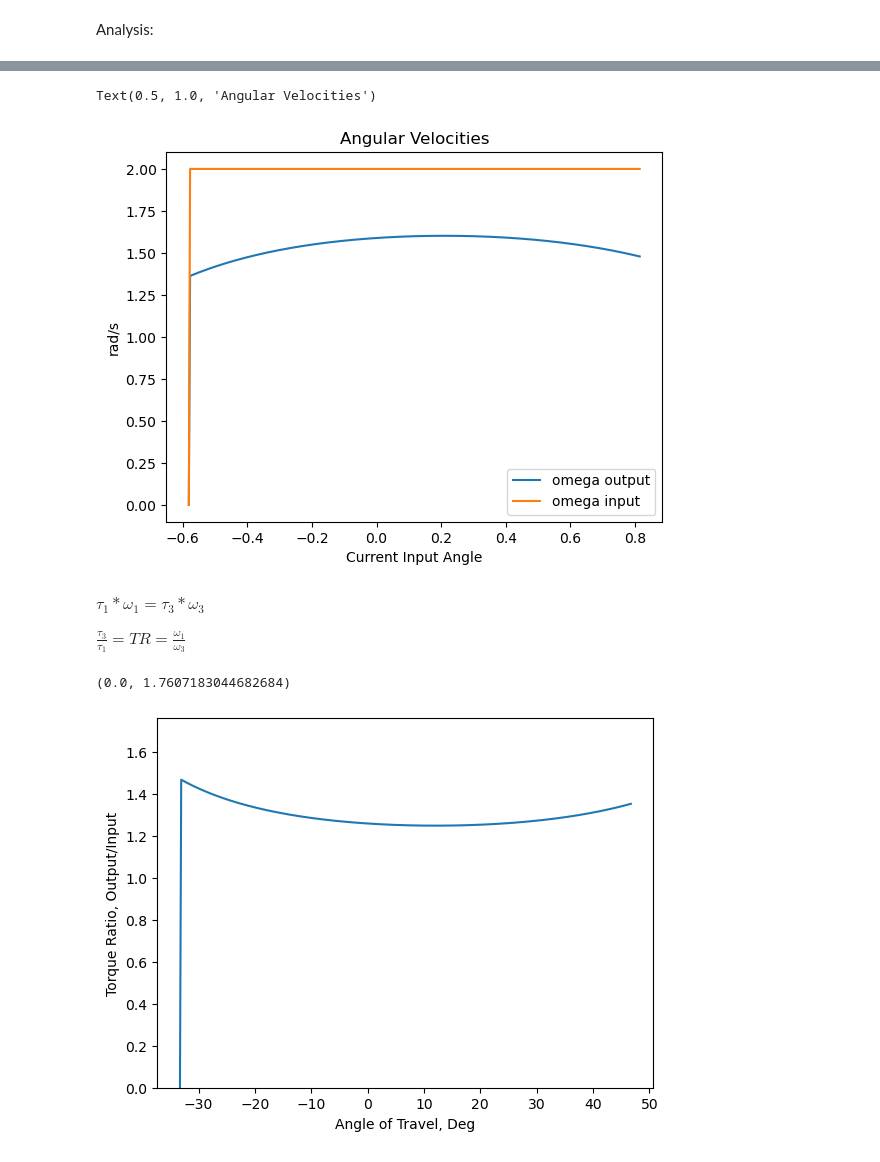
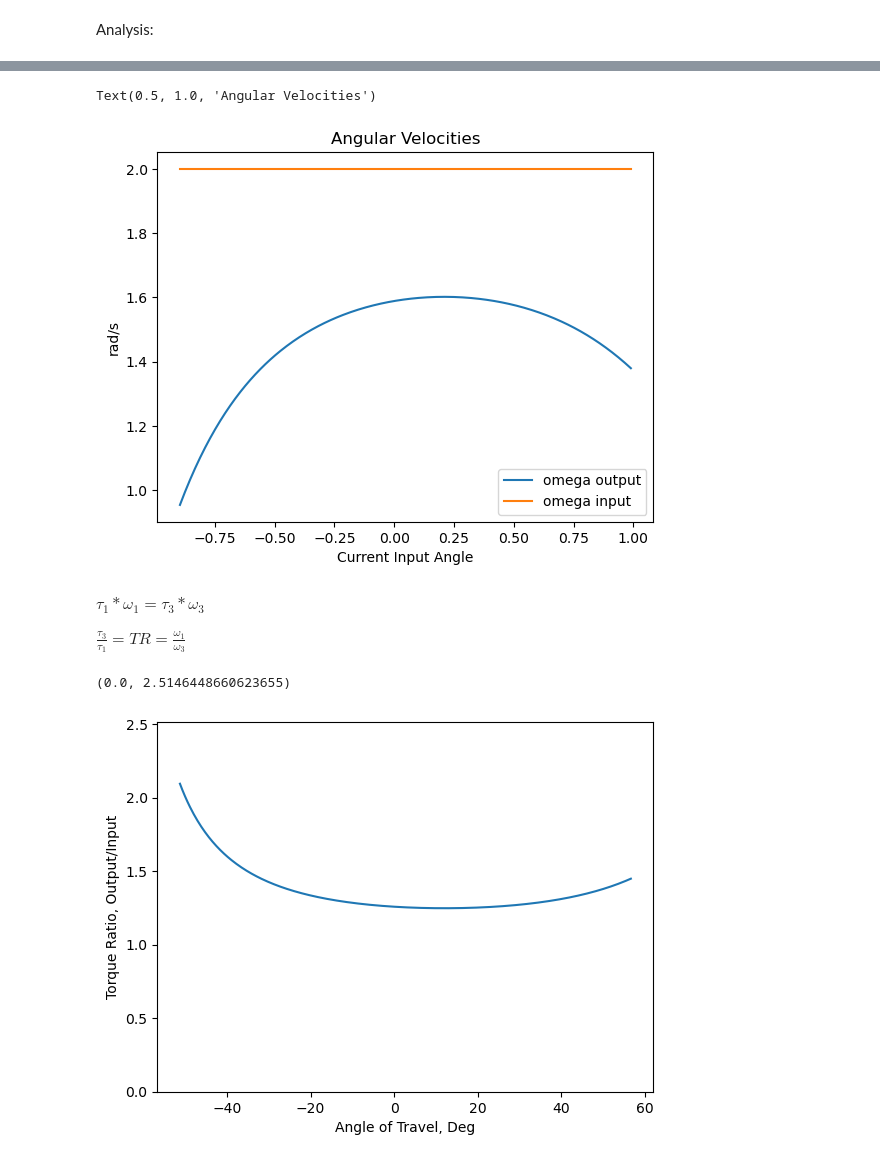
Before and after one commit to i-Dyke/MOHRA, a Jupyter notebook: 4BarSolver.ipynb, the cells around one changed output, grey strips where cells are left out. Drawn from its saved outputs; the diff is of its cells as text; code cells hidden in the pictures.

```diff
--- a/4BarSolver.ipynb
+++ b/4BarSolver.ipynb
@@ -212,0 +237,27 @@ Analysis:
+# %%
+fig, ax = plt.subplots()
+
+curr = complex(0,0)
+links = np.zeros(4, object)
+
+linknames = ['G', 'link1', 'link2', 'link3']
+
+i = 0
+for n in range(4):
+    l = linknames[n]
+    prev = complex(curr)
+    curr = curr + kin[l][i]
+    if l == "G":
+        linestyle = "--"
+    else:
+        linestyle = ""
+
+    prev_plt = prev * np.exp(-1j * (ground_ang))
+    curr_plt = curr * np.exp(-1j * (ground_ang))
+
+    links[n] = ax.plot([np.real(prev_plt), np.real(curr_plt)],
+             [np.imag(prev_plt), np.imag(curr_plt)],
+             linestyle)[0]
+
+ax.set_xlim(-1 * lengths['G']*1.4, lengths['G']*1.4)
+ax.set_ylim(-1 * lengths['G']*1.4, lengths['G']*1.4)
@@ -213,33 +267,33 @@ Analysis:
 # %%
 fig, ax = plt.subplots()
-ax.plot(pitch_angs - np.pi/2, kin_pitch['omega3'], label = "omega output")
-ax.plot(pitch_angs - np.pi/2,kin_pitch['omega1'], label = "omega input")
+ax.plot(angs - np.pi/2, kin['omega3'], label = "omega output")
+ax.plot(angs - np.pi/2,kin['omega1'], label = "omega input")
 ax.legend()
 ax.set_xlabel("Current Input Angle")
 ax.set_ylabel("rad/s")
 ax.set_title("Angular Velocities")
 # %% [output]
 Text(0.5, 1.0, 'Angular Velocities')
-[figure, old version]
+[figure, new version]
 # %% [markdown]
 $\tau_1 * \omega_1 = \tau_3 * \omega_3$
 
 $\frac{\tau_3}{\tau_1} = TR = \frac{ \omega_1 }{ \omega_3 }$
 # %%
 fig, ax = plt.subplots()
-tr = np.zeros(len(kin_pitch['omega3']))
+tr = np.zeros(len(kin['omega3']))
 for i in range(len(tr)):
-    if kin_pitch['omega1'][i] == 0 or kin_pitch['omega3'][i] == 0:
+    if kin['omega1'][i] == 0 or kin['omega3'][i] == 0:
         tr[i] = 0
     else:
-        tr[i] = kin_pitch['omega1'][i] / kin_pitch['omega3'][i]
+        tr[i] = kin['omega1'][i] / kin['omega3'][i]
 
-ax.plot( (pitch_angs - np.pi/2) * 180/np.pi, tr)
+ax.plot( (angs - np.pi/2) * 180/np.pi, tr)
 ax.set_ylabel("Torque Ratio, Output/Input")
 ax.set_xlabel("Angle of Travel, Deg")
 ax.set_ylim((0, np.max(tr) * 1.2))
 # %% [output]
-(0.0, 1.7607183044682684)
+(0.0, 2.5146448660623655)
-[figure, old version]
+[figure, new version]
 # %%
 # Plotting w/ Anim
```
Also changed, not shown: parts of 26 cells of this notebook, 3 other files.
